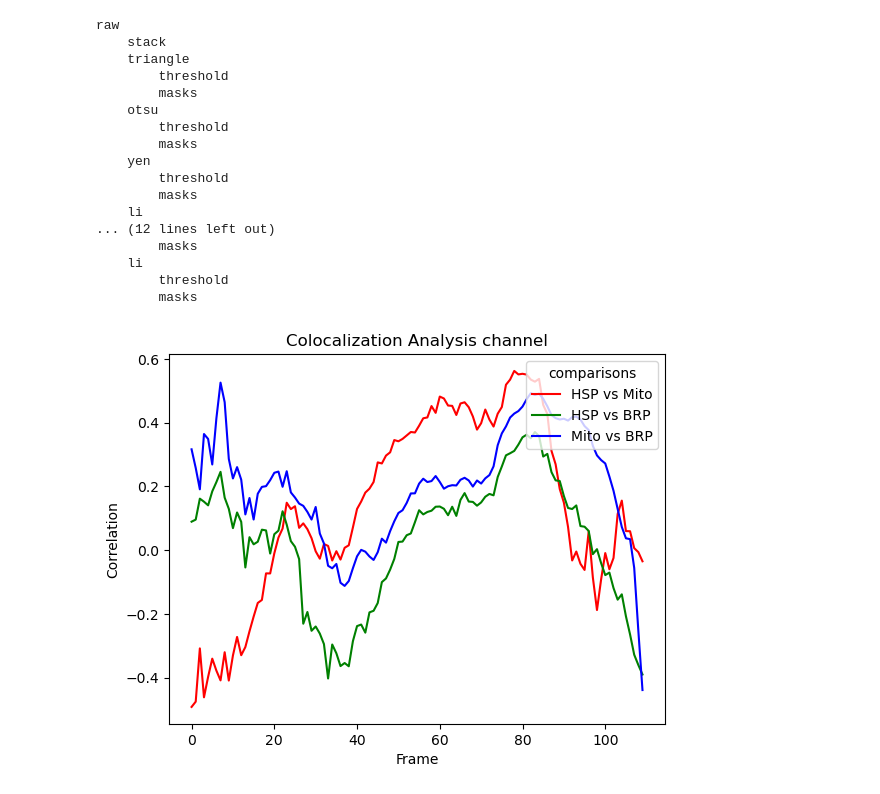
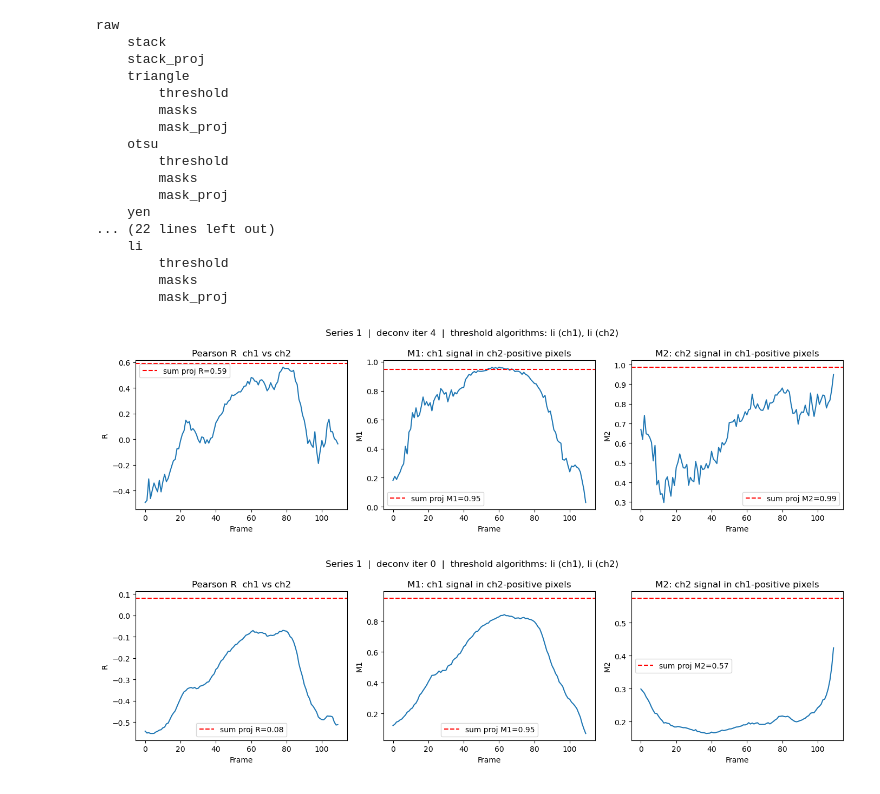
Before and after one commit to gmalagonv/confocal, a Jupyter notebook: analysis_notebooks/colocalization_test.ipynb, the cells around one changed output. Saved outputs shown, nothing was run; the diff lists cells and outputs as text; code cells hidden in the pictures.

```diff
--- a/analysis_notebooks/colocalization_test.ipynb
+++ b/analysis_notebooks/colocalization_test.ipynb
@@ -104,7 +149,11 @@ for series in series_list:
                         vxy = 1.0 / (tf.pages[0].tags['XResolution'].value[0] / tf.pages[0].tags['XResolution'].value[1])
                         vz  = tf.imagej_metadata['spacing']
 
+                    #stack_proj = stack.sum(axis=0)
+                    stack_proj = stack.sum(axis=0).astype(np.float32)
+
                     results['s_'+str(series)]['c_'+str(channel)][key_dict]['stack'] = stack
+                    results['s_'+str(series)]['c_'+str(channel)][key_dict]['stack_proj'] = stack_proj
 
                     for treshold_algorithm in treshold_algorithm_list:
                         results['s_'+str(series)]['c_'+str(channel)][key_dict][treshold_algorithm] = {}
@@ -112,12 +161,16 @@ for series in series_list:
 
                         if treshold_algorithm == 'triangle':
                             thresh = threshold_triangle(stack)
+                            thresh_proj = threshold_triangle(stack_proj)
                         elif treshold_algorithm == 'otsu':
                             thresh = threshold_otsu(stack)
+                            thresh_proj = threshold_otsu(stack_proj)
                         elif treshold_algorithm == 'yen':
                             thresh = threshold_yen(stack)
+                            thresh_proj = threshold_yen(stack_proj)
                         elif treshold_algorithm == 'li':
                             thresh = fast_threshold_li(stack)
+                            thresh_proj = fast_threshold_li(stack_proj)
 
 
 
@@ -129,9 +182,12 @@ for series in series_list:
                         print(f'treshold using {treshold_algorithm} = {thresh}')
 
                         masks  = (stack > thresh).astype(np.uint8)
+                        mask_proj = stack_proj > thresh_proj
 
                         results['s_'+str(series)]['c_'+str(channel)][key_dict][treshold_algorithm]['threshold'] = thresh
                         results['s_'+str(series)]['c_'+str(channel)][key_dict][treshold_algorithm]['masks'] = masks
+                        results['s_'+str(series)]['c_'+str(channel)][key_dict][treshold_algorithm]['mask_proj'] = mask_proj
+
 
 
                         # for frame in range(masks.shape[0]):
@@ -248,19 +304,19 @@ for k in (results['s_1']['c_0'].keys()):
 # %% [output]
 raw
     stack
+    stack_proj
     triangle
         threshold
         masks
+        mask_proj
     otsu
         threshold
         masks
+        mask_proj
     yen
-        threshold
-        masks
-    li
-... (12 lines left out)
-        masks
+... (22 lines left out)
     li
         threshold
         masks
+        mask_proj
 # %%
@@ -310,17 +429,11 @@ def compute_colocalization(dict_data,series,chA_n, chB_n, min_val = 500, print =
 # %%
-s1_coloc_1_2 = compute_colocalization(results,1,1,2, min_val = 500, print = False)
-s1_coloc_1_0 = compute_colocalization(results,1,1,0, min_val = 500, print = False)
-s1_coloc_2_0 = compute_colocalization(results,1,2,0, min_val = 500, print = False)
-plt.figure()
-plt.plot(s1_coloc_1_2, color = 'r', label = f'HSP vs Mito')
-plt.plot(s1_coloc_1_0, color = 'g', label = f'HSP vs BRP')
-plt.plot(s1_coloc_2_0, color = 'b', label = f'Mito vs BRP')
+#def compute_colocalization(dict_data, series, chA_n, chA_thrsh_al, chB_n, chB_thrsh_al, deconv_iter, min_val=500, do_plot=True):
+s1_coloc_1_2 = compute_colocalization(results, 1, 1,'li', 2,'li', 4,  min_val=500, do_plot=True)
+s1_coloc_1_2 = compute_colocalization(results, 1, 1,'li', 2,'li', 0,  min_val=500, do_plot=True)
 
-plt.xlabel('Frame')
-plt.ylabel('Correlation')
-plt.title('Colocalization Analysis channel')
-plt.legend(loc='upper right', title='comparisons')
-plt.show()
+# s1_coloc_1_0 = compute_colocalization(results, 1, 1,'li', 0,'li', 4, min_val=500, do_plot=True)
+# s1_coloc_2_0 = compute_colocalization(results, 1, 2,'li', 0,'li', 4, min_val=500, do_plot=True)
 # %% [output]
-[figure, old version]
+[figure, new version]
+[figure, added]
 # %%
```
Also changed, not shown: parts of 5 cells of this notebook, 2 other files.
